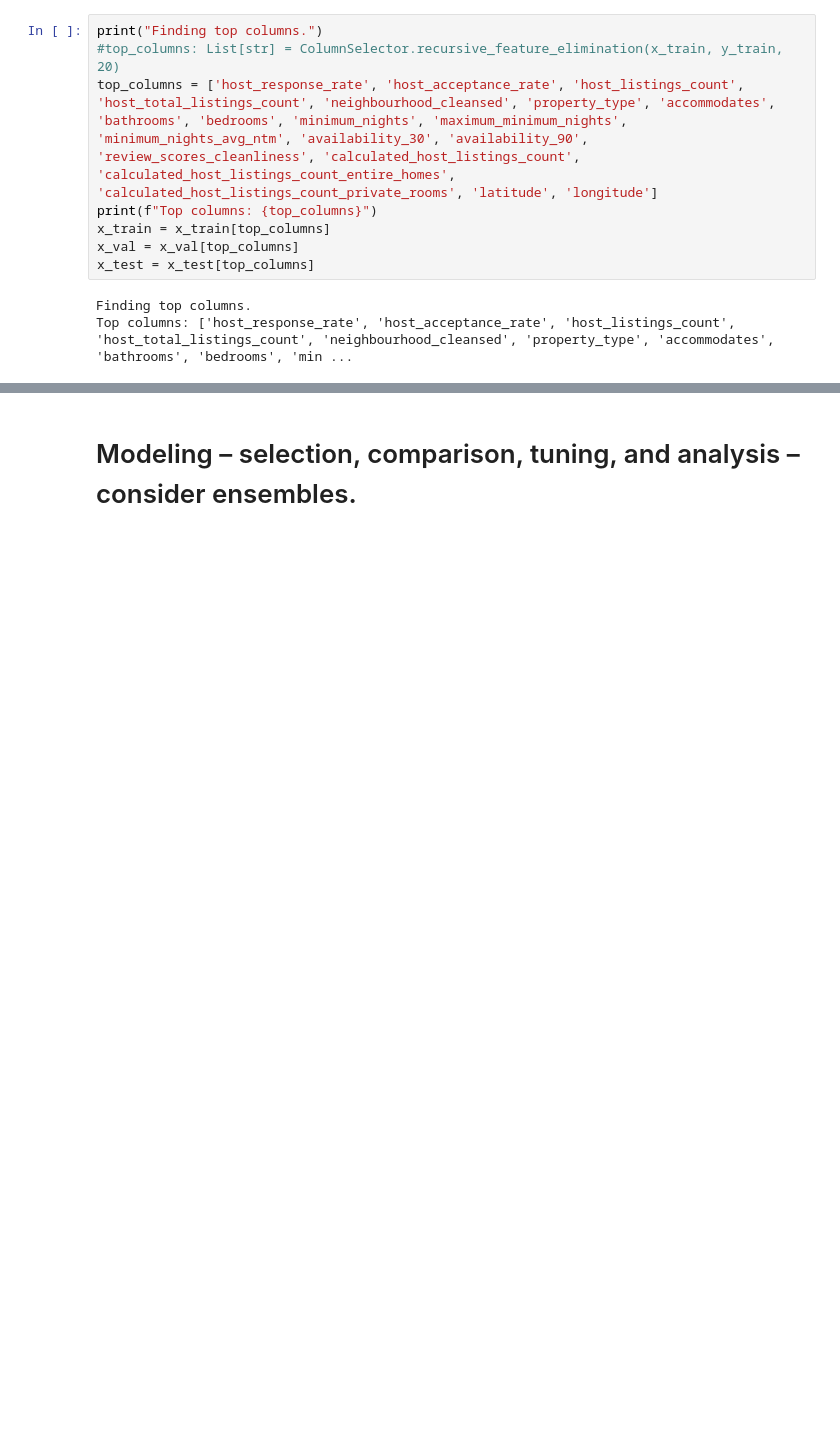
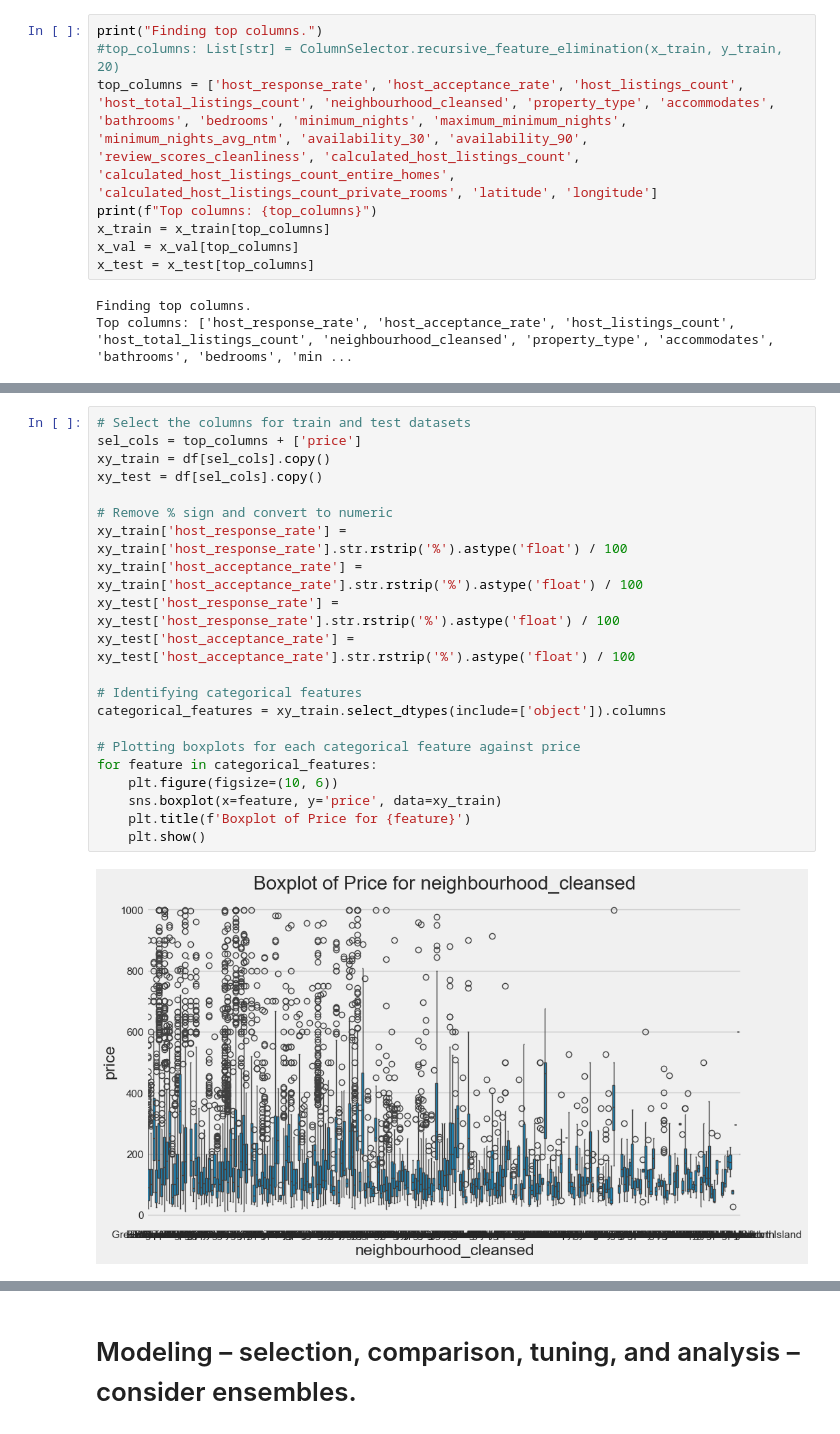
Before and after one commit to suvoganguli/AAI510_FinalProject, a Jupyter notebook: src/AAI510_Final_JupyterNotebook.ipynb, the cells around one changed output, grey strips where cells are left out. Cells and saved outputs as stored; diff of their text form; blank space fills up the shorter version.

```diff
--- a/src/AAI510_Final_JupyterNotebook.ipynb
+++ b/src/AAI510_Final_JupyterNotebook.ipynb
@@ -199,0 +204,23 @@ Top columns: ['host_response_rate', 'host_acceptance_rate', 'host_listings_count
+# %%
+# Select the columns for train and test datasets
+sel_cols = top_columns + ['price']
+xy_train = df[sel_cols].copy()
+xy_test = df[sel_cols].copy()
+
+# Remove % sign and convert to numeric
+xy_train['host_response_rate'] = xy_train['host_response_rate'].str.rstrip('%').astype('float') / 100
+xy_train['host_acceptance_rate'] = xy_train['host_acceptance_rate'].str.rstrip('%').astype('float') / 100
+xy_test['host_response_rate'] = xy_test['host_response_rate'].str.rstrip('%').astype('float') / 100
+xy_test['host_acceptance_rate'] = xy_test['host_acceptance_rate'].str.rstrip('%').astype('float') / 100
+
+# Identifying categorical features
+categorical_features = xy_train.select_dtypes(include=['object']).columns
+
+# Plotting boxplots for each categorical feature against price
+for feature in categorical_features:
+    plt.figure(figsize=(10, 6))
+    sns.boxplot(x=feature, y='price', data=xy_train)
+    plt.title(f'Boxplot of Price for {feature}')
+    plt.show()
+# %% [output]
+[figure, added]
```
Also changed, not shown: parts of 7 cells of this notebook, 15 other files.
